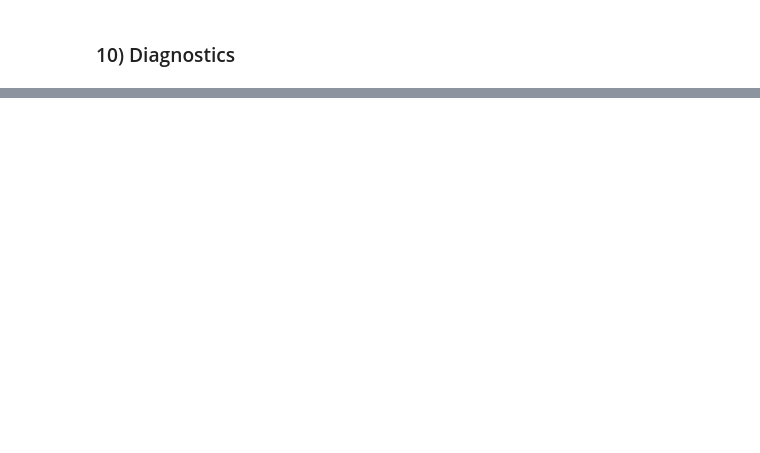
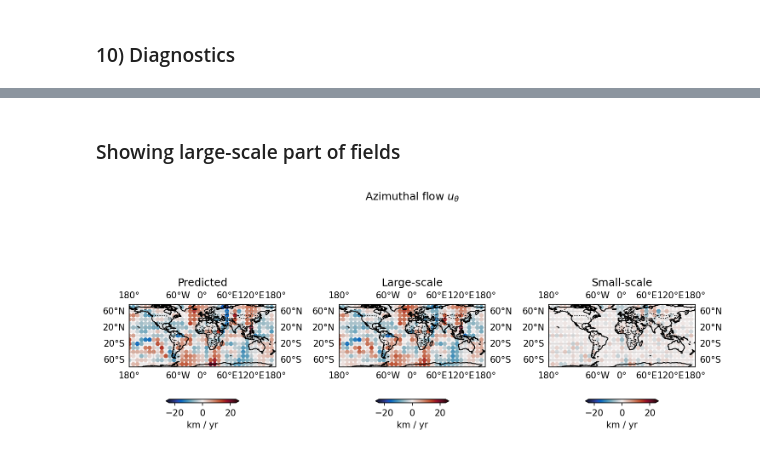
Before and after one commit to RomainClaveau/pygeopinn, a Jupyter notebook: legacy/PiNNs.ipynb, the cells around one changed output, grey strips where cells are left out. Drawn from its saved outputs; the diff is of its cells as text; code cells hidden in the pictures; blank space fills up the shorter version.

```diff
--- a/legacy/PiNNs.ipynb
+++ b/legacy/PiNNs.ipynb
@@ -817,0 +1362,58 @@ Misfit: 5.63E-01
+# %% [markdown]
+### Showing large-scale part of fields
+# %%
+name = "uth"
+
+field = predictions[name]
+truncated_degree = 18
+
+y_cos, y_sin = spherical_harmonics(truncated_degree, thetas, phis)
+
+coeff_cos, coeff_sin = spectral_transform_numpy(field, truncated_degree)
+
+# Reconstructing the field
+field_trunc = numpy.tensordot(coeff_cos, y_cos, axes=2) + numpy.tensordot(coeff_sin, y_sin, axes=2)
+
+# Titles, suptitles and units
+titles = ["Predicted", "Large-scale", "Small-scale"]
+units = {"dbrdt": "nT / yr", "br": "nT", "uth": "km / yr", "uph": "km / yr", "err": "nT / yr"}
+suptitles = {"dbrdt": "Secular variation", "br": "Magnetic field", "uth": "Azimuthal flow $u_\\theta$", "uph": "Polar flow $u_\\phi$", "err": "Representativeness error"}
+
+fig, axes = plt.subplots(1, 3, subplot_kw={'projection': ccrs.PlateCarree()}, sharex=True, sharey=True, figsize=(10, 4), dpi=150)
+
+obs = field
+pred = field_trunc
+
+# Maximum value took by the observations
+vmax = numpy.max(numpy.abs(pred))
+
+# Arguments for the plot
+kwargs = {"cmap": cmocean.cm.balance, "vmin": -vmax, "vmax": vmax, "s": 15, "marker": "o"}
+
+cb1 = axes[0].scatter(long_grid, lat_grid, c=obs, **kwargs)
+cb2 = axes[1].scatter(long_grid, lat_grid, c=pred, **kwargs)
+cb3 = axes[2].scatter(long_grid, lat_grid, c=obs - pred, **kwargs)
+
+# axes[0].contour(long_grid, lat_grid, obs, colors=['black'], levels=10, linewidths=1, linestyles="solid")
+# axes[1].contour(long_grid, lat_grid, pred, colors=['black'], levels=10, linewidths=1, linestyles="solid")
+
+for n, ax in enumerate(axes):
+    ax.coastlines(resolution='110m')
+    ax.add_feature(cfeature.BORDERS, linestyle=':')
+    ax.gridlines(draw_labels=True, dms=True, x_inline=False, y_inline=False, alpha=0.3)
+    ax.set_title(titles[n])
+
+cbar = plt.colorbar(cb1, orientation="horizontal", shrink=0.5, extend="both")
+cbar2 = plt.colorbar(cb2, orientation="horizontal", shrink=0.5, extend="both")
+cbar3 = plt.colorbar(cb3, orientation="horizontal", shrink=0.5, extend="both")
+
+cbar.set_label(units[name])
+cbar2.set_label(units[name])
+cbar3.set_label(units[name])
+
+plt.suptitle(suptitles[name])
+
+fig.tight_layout()
+# fig.savefig(f"{folder}{name}_large_small_scales.png")
+# %% [output]
+[figure, added]
```
Also changed, not shown: parts of 34 cells of this notebook, 4 other files.
